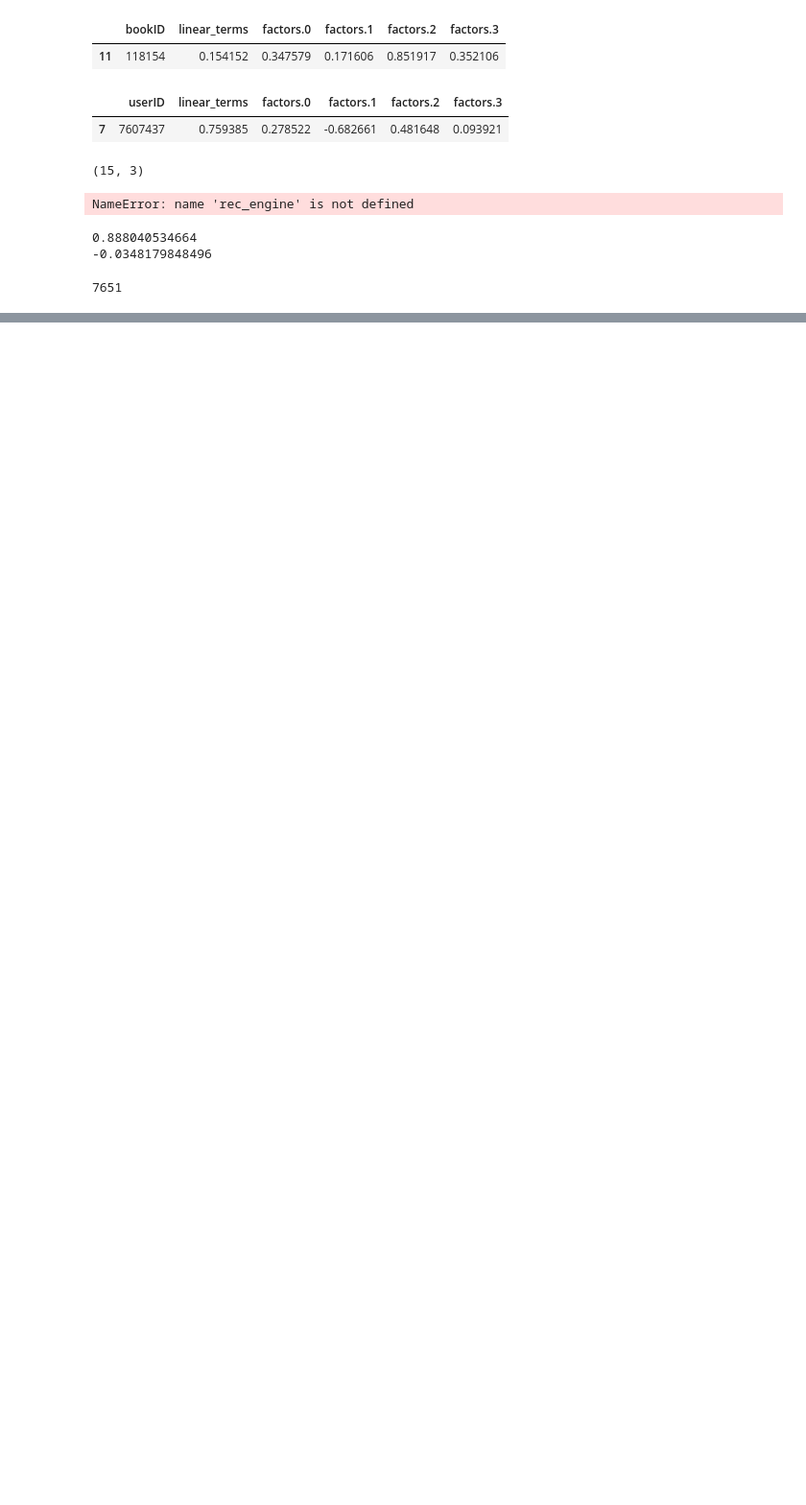
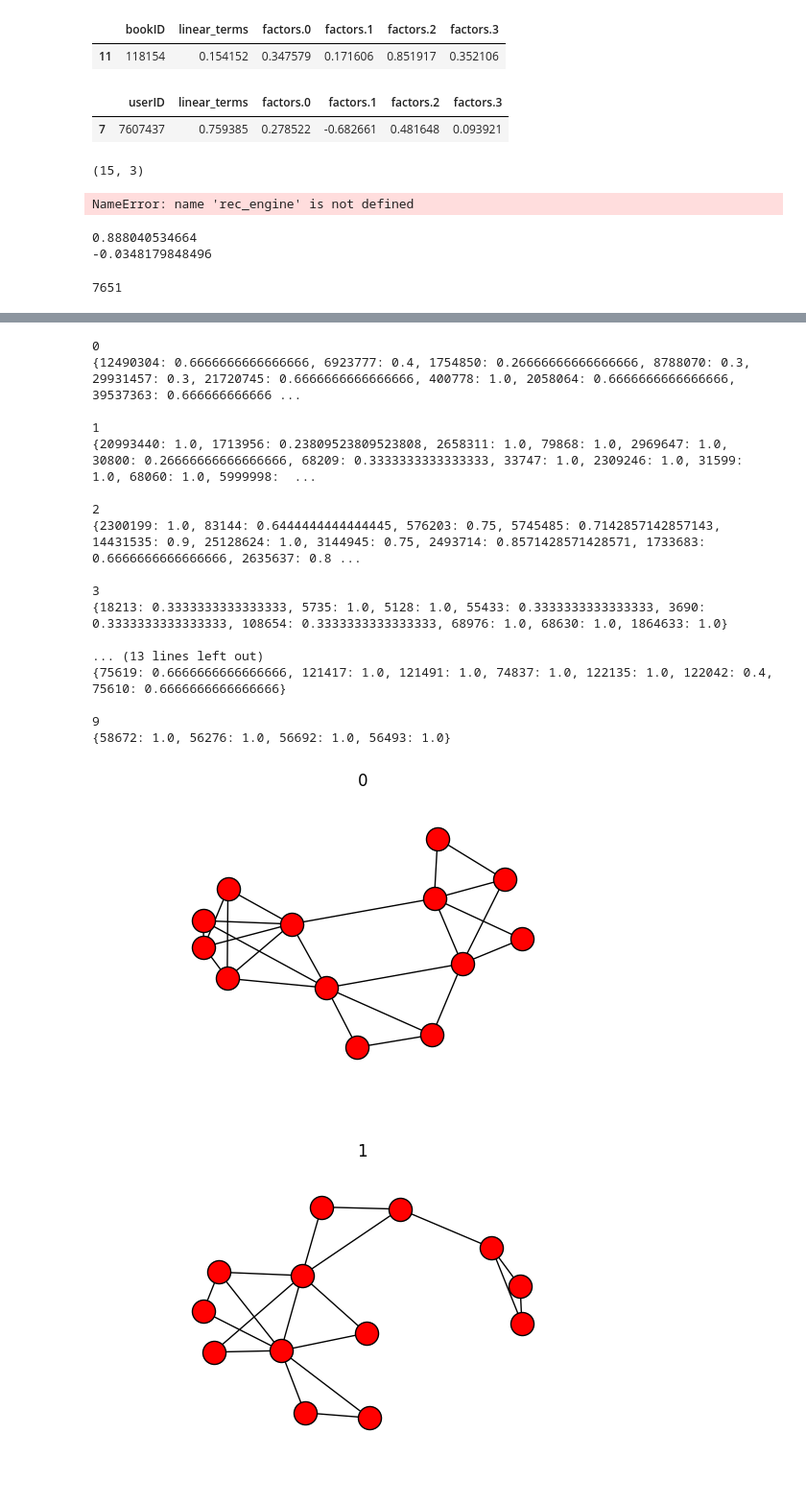
Before and after one commit to rfriel/goodreads_rating_prediction, a Jupyter notebook: src/scrape_explore.ipynb, the cells around one changed output, grey strips where cells are left out. Shown at 96% size. Drawn from its saved outputs; the diff is of its cells as text; code cells hidden in the pictures; blank space fills up the shorter version.

```diff
--- a/src/scrape_explore.ipynb
+++ b/src/scrape_explore.ipynb
@@ -560,0 +587,46 @@ nx.draw(g, node_size=10, alpha=0.25)
+# %%
+communitySizes = \
+[len([uID for uID in commDict if commDict[uID] == i]) for i in range(max(commDict.values()))]
+# %%
+commsOfInterest = [(i, communitySizes[i]) for i in range(len(communitySizes))\
+                   if communitySizes[i] > 3 and communitySizes[i] < 30]
+# %%
+communityNodes = \
+[[uID for uID in commDict if commDict[uID] == i] for i in range(max(commDict.values()))]
+# %%
+reducedCommsOfInterest = []
+for i, commIndex in enumerate(commsOfInterest):
+    sg = g.subgraph(communityNodes[commIndex[0]])
+    sgClustering = nx.clustering(sg)
+    reducedComm = [node for node in communityNodes[commIndex[0]]\
+                  if sgClustering[node] > 0]
+    if len(reducedComm) > 0 and nx.number_connected_components(sg.subgraph(reducedComm)) == 1:
+        reducedCommsOfInterest.append(reducedComm)
+
+
+for i, comm in enumerate(reducedCommsOfInterest):
+    sg = g.subgraph(comm)
+    plt.figure()
+    print str(i) + '\n' + str(nx.clustering(sg)) + '\n'
+    plt.title(i)
+    nx.draw(sg, pos=nx.fruchterman_reingold_layout(sg))
+# %% [output]
+0
+{12490304: 0.6666666666666666, 6923777: 0.4, 1754850: 0.26666666666666666, 8788070: 0.3, 29931457: 0.3, 21720745: 0.6666666666666666, 400778: 1.0, 2058064: 0.6666666666666666, 39537363: 0.666666666666 ...
+
+1
+{20993440: 1.0, 1713956: 0.23809523809523808, 2658311: 1.0, 79868: 1.0, 2969647: 1.0, 30800: 0.26666666666666666, 68209: 0.3333333333333333, 33747: 1.0, 2309246: 1.0, 31599: 1.0, 68060: 1.0, 5999998:  ...
+
+2
+{2300199: 1.0, 83144: 0.6444444444444445, 576203: 0.75, 5745485: 0.7142857142857143, 14431535: 0.9, 25128624: 1.0, 3144945: 0.75, 2493714: 0.8571428571428571, 1733683: 0.6666666666666666, 2635637: 0.8 ...
+
+3
+{18213: 0.3333333333333333, 5735: 1.0, 5128: 1.0, 55433: 0.3333333333333333, 3690: 0.3333333333333333, 108654: 0.3333333333333333, 68976: 1.0, 68630: 1.0, 1864633: 1.0}
+
+... (13 lines left out)
+{75619: 0.6666666666666666, 121417: 1.0, 121491: 1.0, 74837: 1.0, 122135: 1.0, 122042: 0.4, 75610: 0.6666666666666666}
+
+9
+{58672: 1.0, 56276: 1.0, 56692: 1.0, 56493: 1.0}
+[figure, added]
+[figure, added]
```
Also changed, not shown: parts of 44 cells of this notebook, 2 other files.
